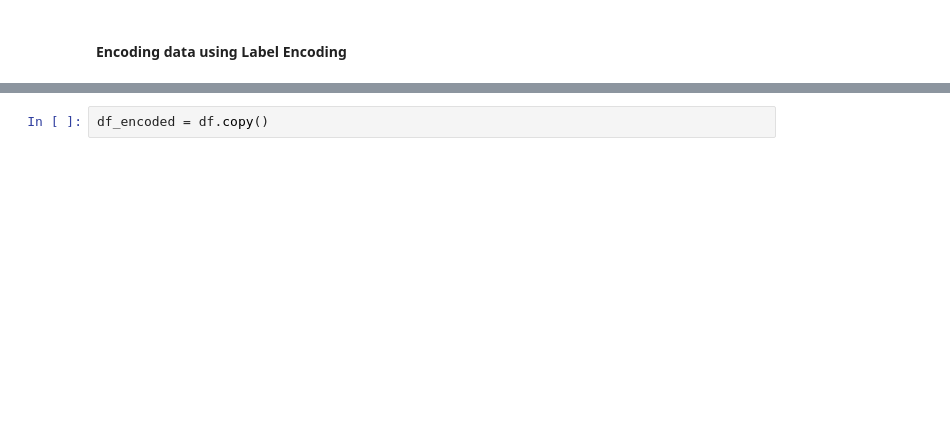
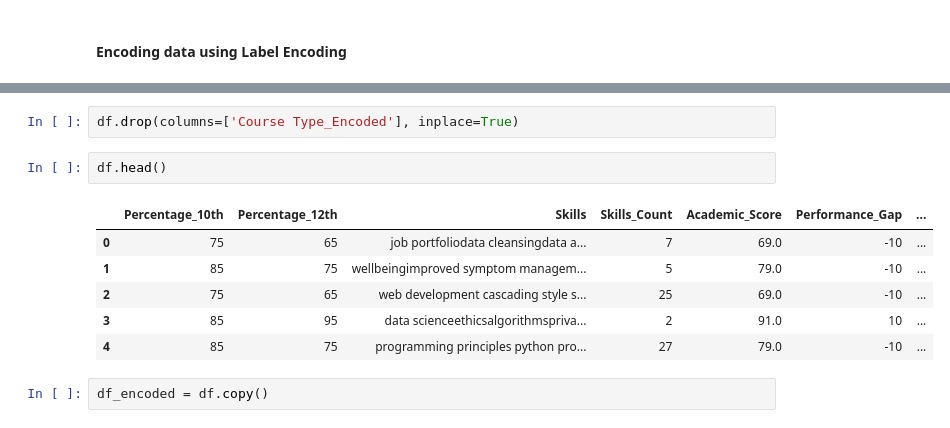
Before and after one commit to SABO007/cap5771sp25-project, a Jupyter notebook: Scripts/Modelling.ipynb, the cells around one changed output, grey strips where cells are left out. Drawn from its saved outputs; the diff is of its cells as text; blank space fills up the shorter version.

```diff
--- a/Scripts/Modelling.ipynb
+++ b/Scripts/Modelling.ipynb
@@ -274,2 +273,13 @@ print(df.head())
+# %%
+df.drop(columns=['Course Type_Encoded'], inplace=True)
+# %%
+df.head()
+# %% [output]
+|  | Percentage_10th | Percentage_12th | Skills | Skills_Count | Academic_Score | Performance_Gap | ... |
+| 0 | 75 | 65 | job portfoliodata cleansingdata a... | 7 | 69.0 | -10 | ... |
+| 1 | 85 | 75 | wellbeingimproved symptom managem... | 5 | 79.0 | -10 | ... |
+| 2 | 75 | 65 | web development cascading style s... | 25 | 69.0 | -10 | ... |
+| 3 | 85 | 95 | data scienceethicsalgorithmspriva... | 2 | 91.0 | 10 | ... |
+| 4 | 85 | 75 | programming principles python pro... | 27 | 79.0 | -10 | ... |
 # %%
 df_encoded = df.copy()
```
Also changed, not shown: parts of 17 cells of this notebook, 2 other files.
